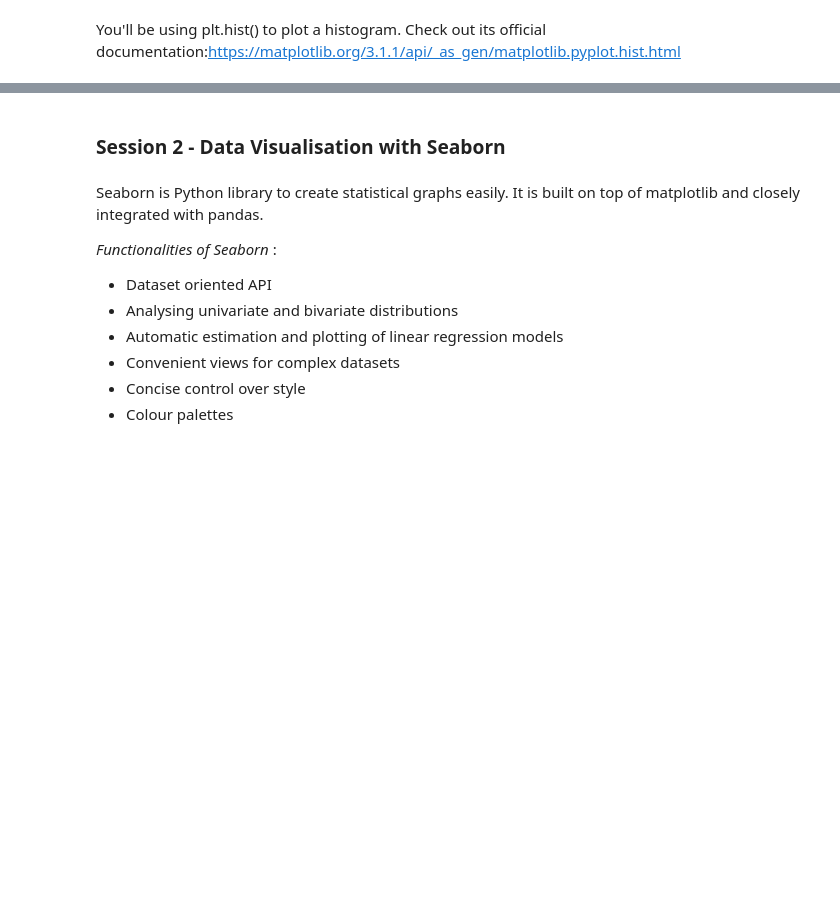
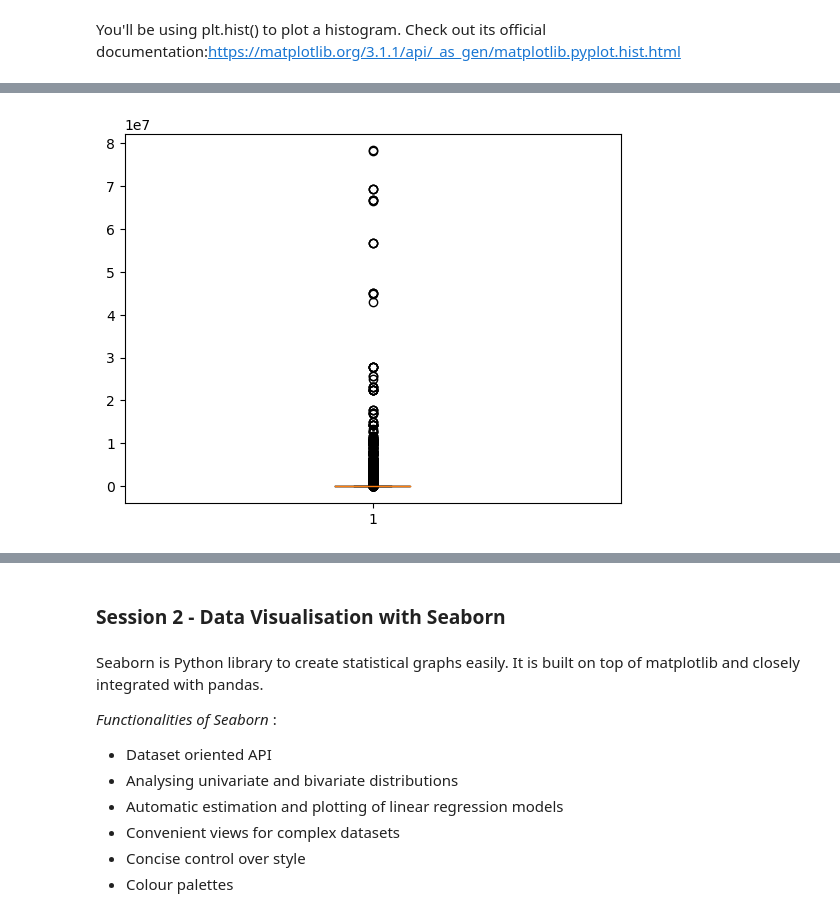
Before and after one commit to mrmankeshraj/PG_Diploma_in_Machine_Learning_and_AI, a Jupyter notebook: Case Study Notebook/Data Visualisation in Python - Case Study.ipynb, the cells around one changed output, grey strips where cells are left out. Drawn from its saved outputs; the diff is of its cells as text; code cells hidden in the pictures; blank space fills up the shorter version.

```diff
--- a/Case Study Notebook/Data Visualisation in Python - Case Study.ipynb
+++ b/Case Study Notebook/Data Visualisation in Python - Case Study.ipynb
@@ -359,4 +462,8 @@ You'll be using plt.hist() to plot a histogram. Check out its official documenta
 # %%
 #Create a boxplot of the Reviews column
+plt.boxplot(df_1.Reviews)
+plt.show()
+# %% [output]
+[figure, added]
 # %%
 #Check records with 1 million reviews
```
Also changed, not shown: parts of 29 cells of this notebook.
